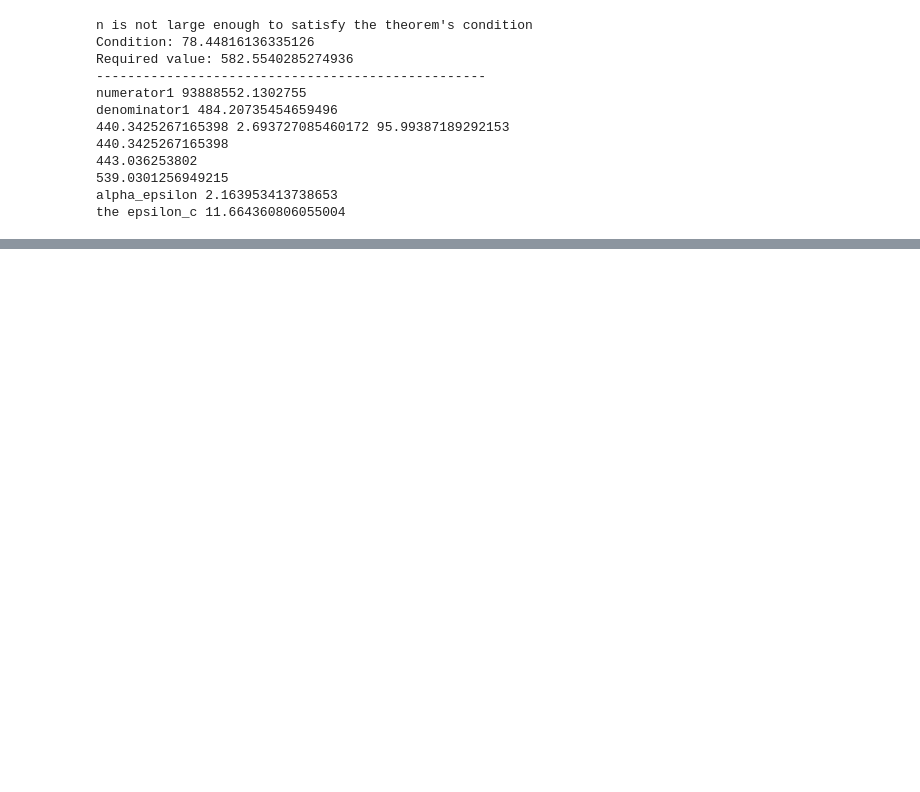
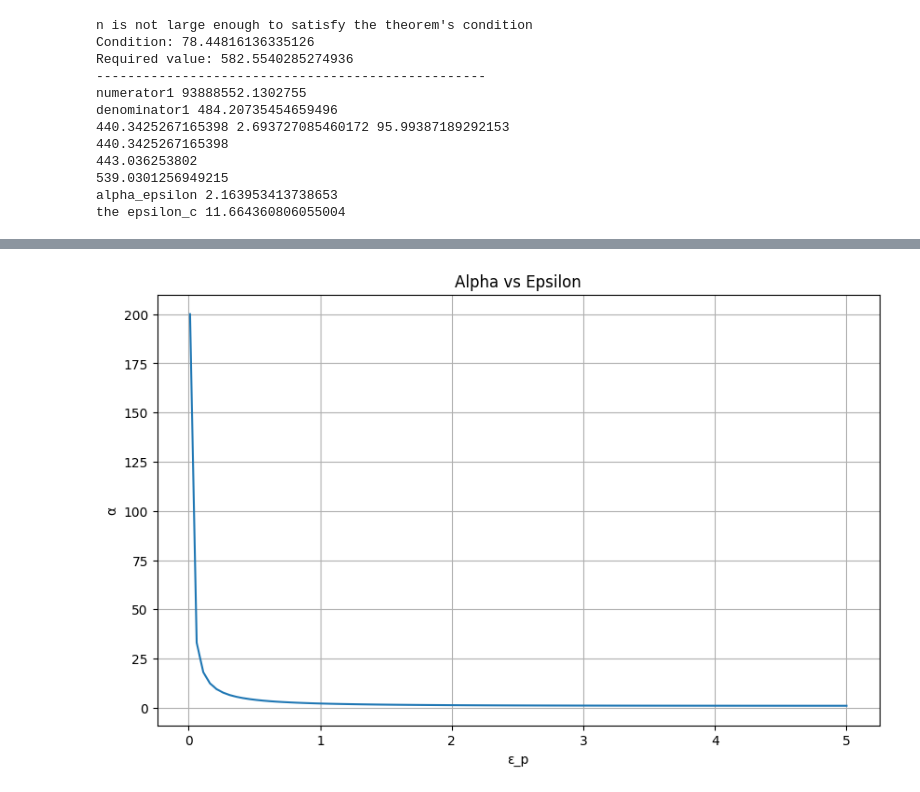
Before and after one commit to solidlabnetwork/CorbinFL, a Jupyter notebook: comp_epsilon.ipynb, the cells around one changed output, grey strips where cells are left out. Drawn from its saved outputs; the diff is of its cells as text; code cells hidden in the pictures; blank space fills up the shorter version.

```diff
--- a/comp_epsilon.ipynb
+++ b/comp_epsilon.ipynb
@@ -94,0 +218,14 @@ the epsilon_c 11.664360806055004
+# %%
+# plot alpha for different epsilon values
+epsilon_p_values = np.linspace(0.01, 5.0, 100)
+alpha_values = compute_alpha(epsilon_p_values)
+
+plt.figure(figsize=(10, 6))
+plt.plot(epsilon_p_values, alpha_values)
+plt.xlabel('ε_p')
+plt.ylabel('α')
+plt.grid(True)
+plt.title('Alpha vs Epsilon')
+plt.show()
+# %% [output]
+[figure, added]
```
Also changed, not shown: parts of 1 cell of this notebook, 17 other files.
